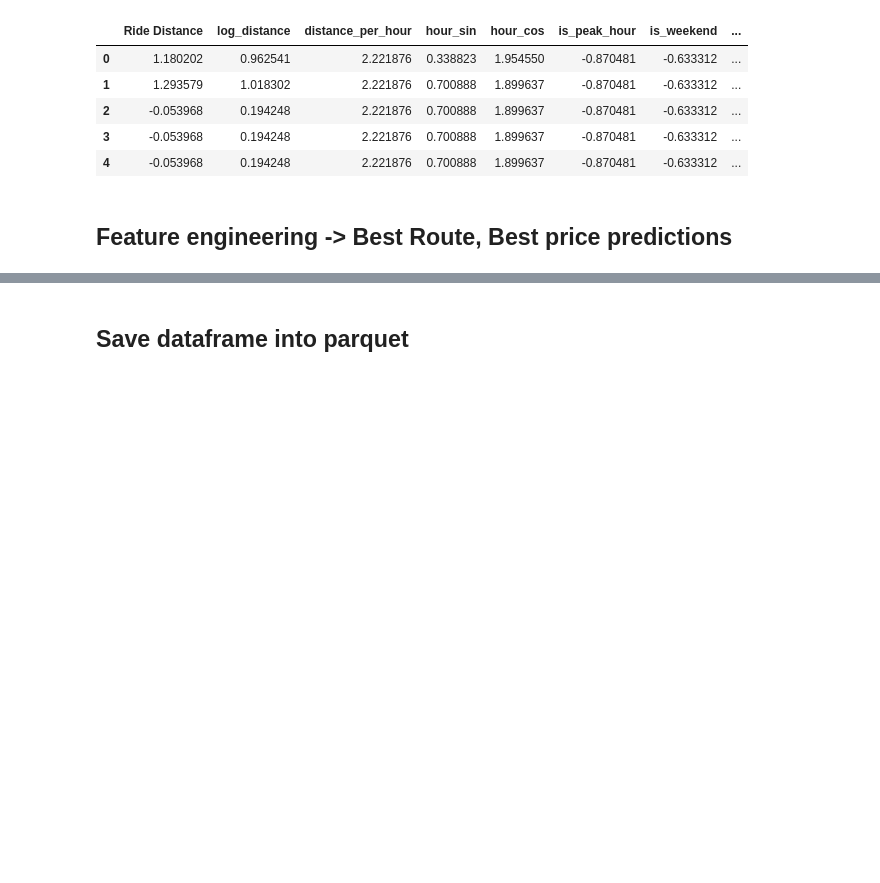
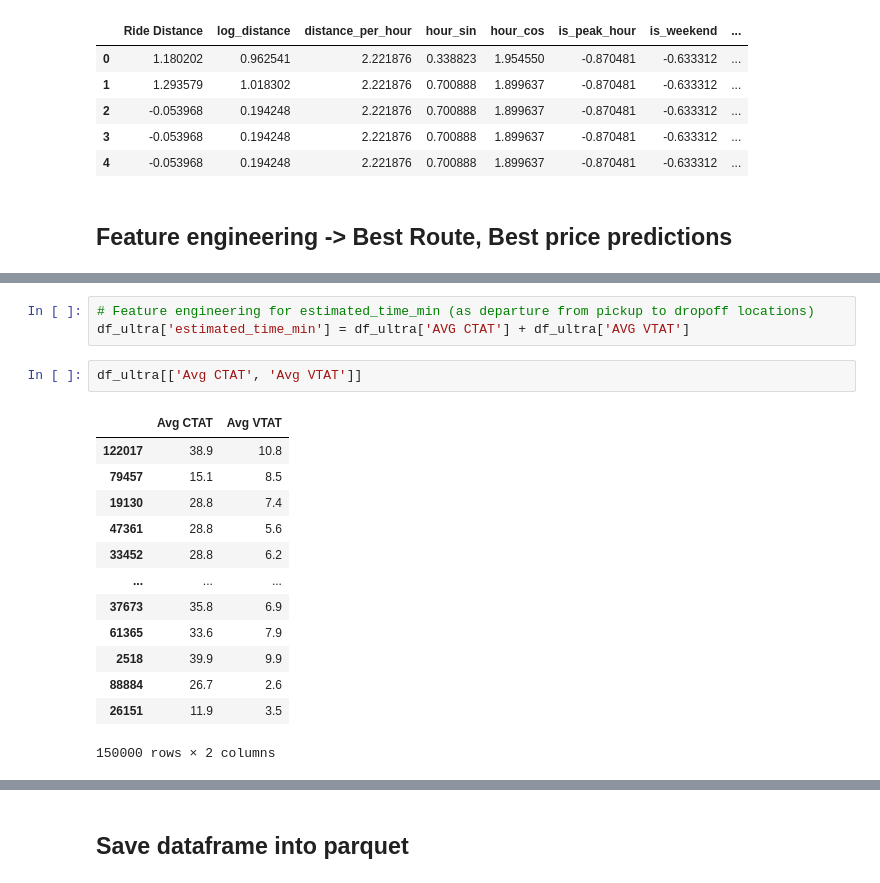
Before and after one commit to Mipjeiger/Taxi-trip-end-to-end-engineering, a Jupyter notebook: ml-engineer/notebooks/03_data_science_edit.ipynb, the cells around one changed output, grey strips where cells are left out. Saved outputs shown, nothing was run; the diff lists cells and outputs as text; blank space fills up the shorter version.

```diff
--- a/ml-engineer/notebooks/03_data_science_edit.ipynb
+++ b/ml-engineer/notebooks/03_data_science_edit.ipynb
@@ -1100,0 +1166,19 @@ df_ultra
+# %%
+# Feature engineering for estimated_time_min (as departure from pickup to dropoff locations)
+df_ultra['estimated_time_min'] = df_ultra['AVG CTAT'] + df_ultra['AVG VTAT']
+# %%
+df_ultra[['Avg CTAT', 'Avg VTAT']]
+# %% [output]
+|  | Avg CTAT | Avg VTAT |
+| 122017 | 38.9 | 10.8 |
+| 79457 | 15.1 | 8.5 |
+| 19130 | 28.8 | 7.4 |
+| 47361 | 28.8 | 5.6 |
+| 33452 | 28.8 | 6.2 |
+| ... | ... | ... |
+| 37673 | 35.8 | 6.9 |
+| 61365 | 33.6 | 7.9 |
+| 2518 | 39.9 | 9.9 |
+| 88884 | 26.7 | 2.6 |
+| 26151 | 11.9 | 3.5 |
+150000 rows × 2 columns
```
Also changed, not shown: parts of 9 cells of this notebook, 3 other files.
